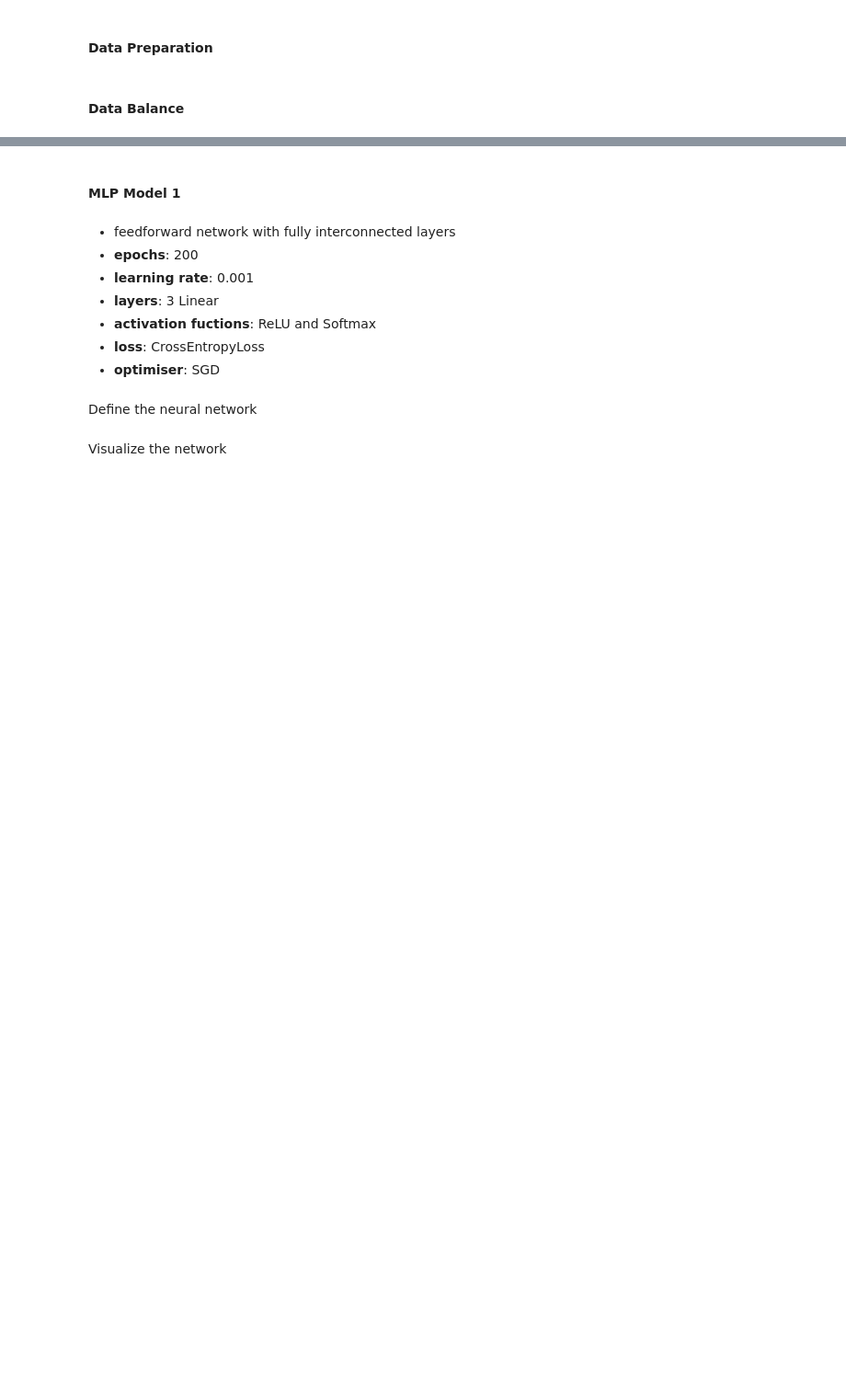
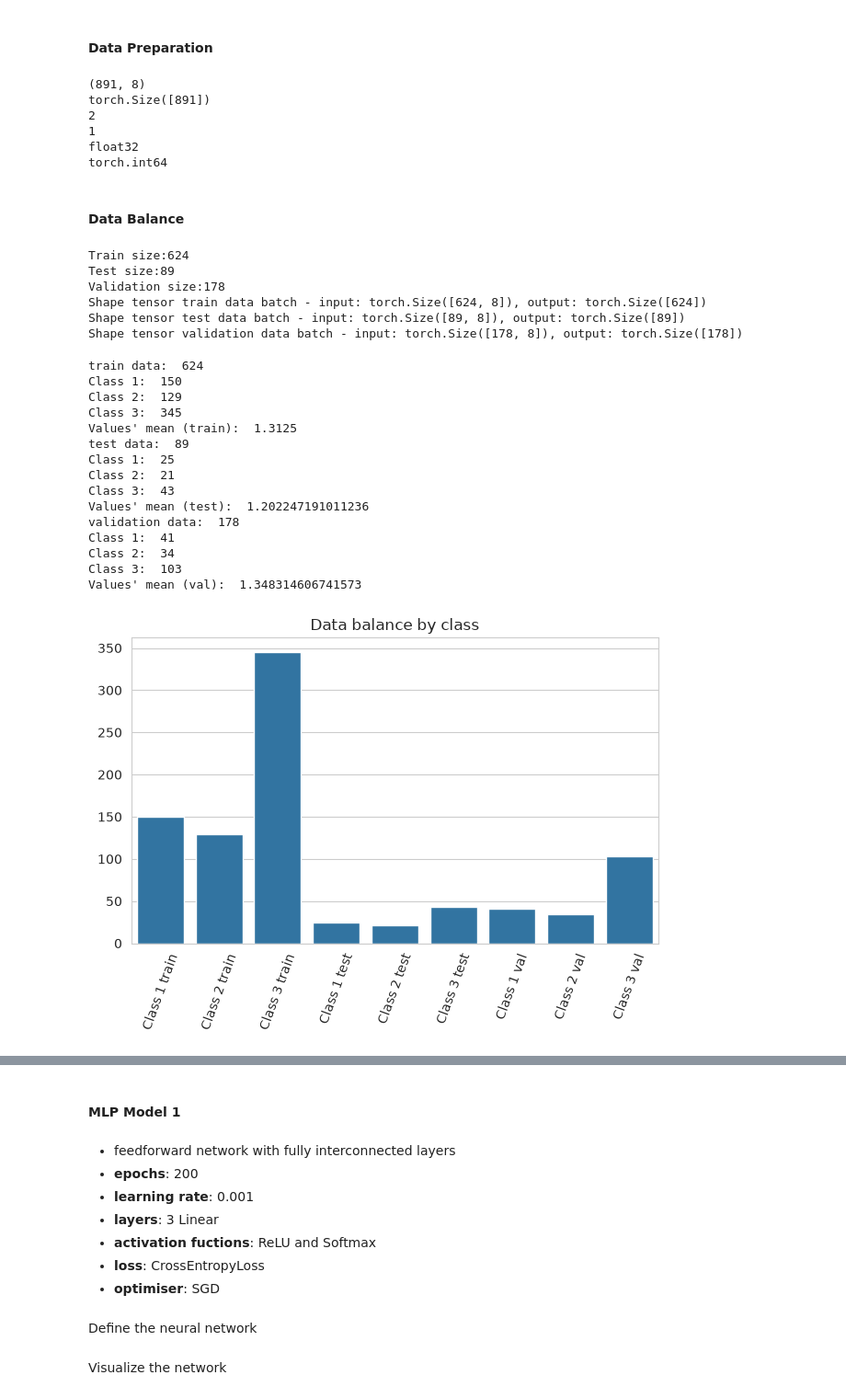
Before and after one commit to icsousa/DAA, a Jupyter notebook: 08/daa_pl8_notebooks/daa_pl_8_mlpc_M1.ipynb, the cells around one changed output, grey strips where cells are left out. Shown at 92% size. Cells and saved outputs as stored; diff of their text form; code cells hidden in the pictures; blank space fills up the shorter version.

```diff
--- a/08/daa_pl8_notebooks/daa_pl_8_mlpc_M1.ipynb
+++ b/08/daa_pl8_notebooks/daa_pl_8_mlpc_M1.ipynb
@@ -51,4 +80,4 @@ filename =
 t_X.to_csv(filename, index=False, encoding='utf-8')
 # %%
-df_y =
+df_y = t['Pclass']
 df_y.head()
@@ -61,10 +97,12 @@ t_y.to_csv(filename, index=False, encoding='utf-8')
 # %%
 class CSVDataset():
     def __init__(self):
-
-
-
-
+        df_X = pd.read_csv("titanic_X.csv", header=0)
+        df_y = pd.read_csv("titanic_y.csv", header=0)
+        self.X = df_X.values
+        self.y = df_y.values[:, 0]-1   # Pclass 1,2,3 -> classes 0,1,2
+        self.X = self.X.astype('float32')
+        self.y = torch.tensor(self.y, dtype=torch.long, device=device)
         print(self.X.shape)
         print(self.y.shape)
         print(self.X.ndim)
@@ -78,21 +116,28 @@ class CSVDataset():
     def __getitem__(self, idx):
         return [self.X[idx], self.y[idx]]
 
-    def get_splits(self, ):
-         = round(n_test * len(self.X))
-         = round(n_val * len(self.X))
-         = len(self.X) - (test_size + val_size)
+    def get_splits(self, n_test, n_val):
+        test_size = round(n_test * len(self.X))
+        val_size = round(n_val * len(self.X))
+        train_size = len(self.X) - (test_size + val_size)
         return random_split(self, [train_size, test_size, val_size])
 
 def prepare_data(n_test, n_val):
     dataset = CSVDataset()
-     = dataset.get_splits(n_test, n_val)
+    train, test, val = dataset.get_splits(n_test, n_val)
     train_dl = DataLoader(train, batch_size=len(train), shuffle=True)
     test_dl = DataLoader(test, batch_size=len(test), shuffle=True)
     val_dl = DataLoader(val, batch_size=len(val), shuffle=True)
-    return
+    return train_dl, test_dl, val_dl
 # %%
-train_dl, test_dl, val_dl = prepare_data()
+train_dl, test_dl, val_dl = prepare_data(0.1, 0.2)
+# %% [output]
+(891, 8)
+torch.Size([891])
+2
+1
+float32
+torch.int64
 # %% [markdown]
 #### Data Balance
 # %%
@@ -111,5 +154,14 @@ visualize_dataset()
+# %%
+visualize_dataset(train_dl, test_dl, val_dl)
+# %% [output]
+Train size:624
+Test size:89
+Validation size:178
+Shape tensor train data batch - input: torch.Size([624, 8]), output: torch.Size([624])
+Shape tensor test data batch - input: torch.Size([89, 8]), output: torch.Size([89])
+Shape tensor validation data batch - input: torch.Size([178, 8]), output: torch.Size([178])
 # %%
-def visualize_holdout_balance():
+def visualize_holdout_balance(train_dl, test_dl, val_dl):
     _, y_train = next(iter(train_dl))
     _, y_test = next(iter(test_dl))
     _, y_val = next(iter(val_dl))
@@ -156,6 +208,7 @@ def visualize_holdout_balance():
     plt.xticks(rotation=70)
     plt.tight_layout()
     plt.savefig('data_balance_MLP.png')
+    plt.show()
 
 
     graph = sns.barplot(x=['Train data average','Test data average', 'Validation data average'],
@@ -163,3 +216,4 @@ def visualize_holdout_balance():
     graph.set_title('Data balance by mean')
     plt.xticks(rotation=70)
     plt.tight_layout()
+    plt.show()
@@ -167,0 +220,19 @@ visualize_holdout_balance()
+# %%
+visualize_holdout_balance(train_dl, test_dl, val_dl)
+# %% [output]
+train data:  624
+Class 1:  150
+Class 2:  129
+Class 3:  345
+Values' mean (train):  1.3125
+test data:  89
+Class 1:  25
+Class 2:  21
+Class 3:  43
+Values' mean (test):  1.202247191011236
+validation data:  178
+Class 1:  41
+Class 2:  34
+Class 3:  103
+Values' mean (val):  1.348314606741573
+[figure, added]
```
Also changed, not shown: parts of 27 cells of this notebook, 7 other files.
